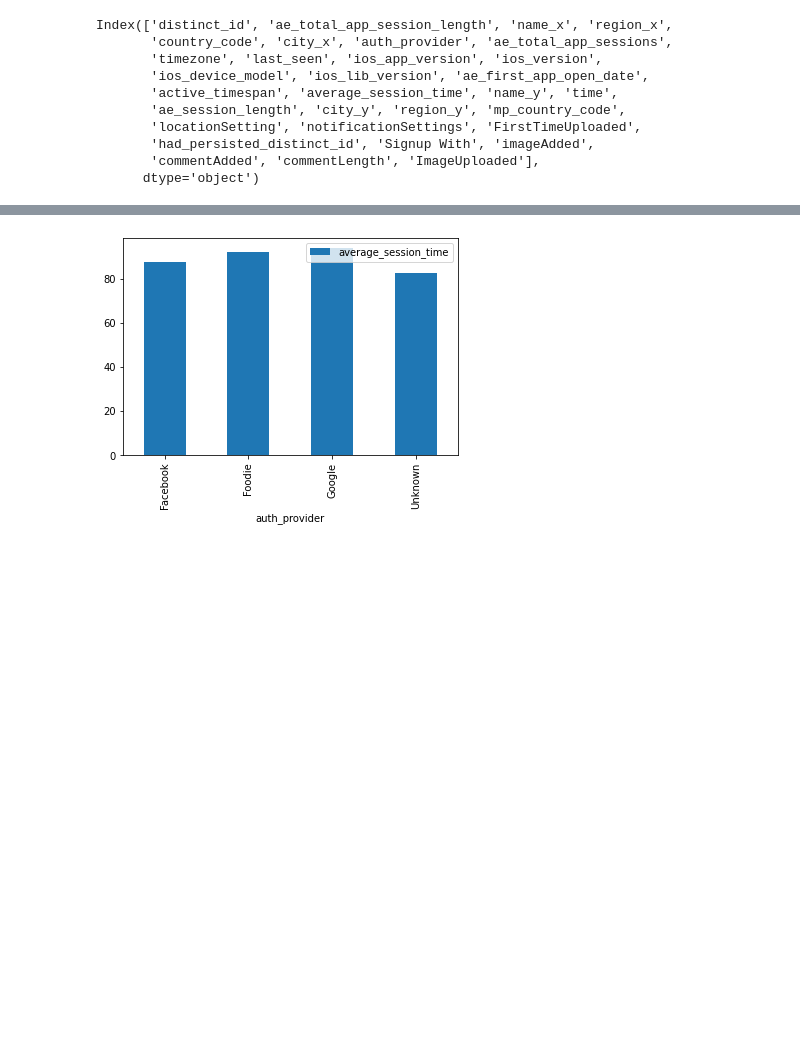
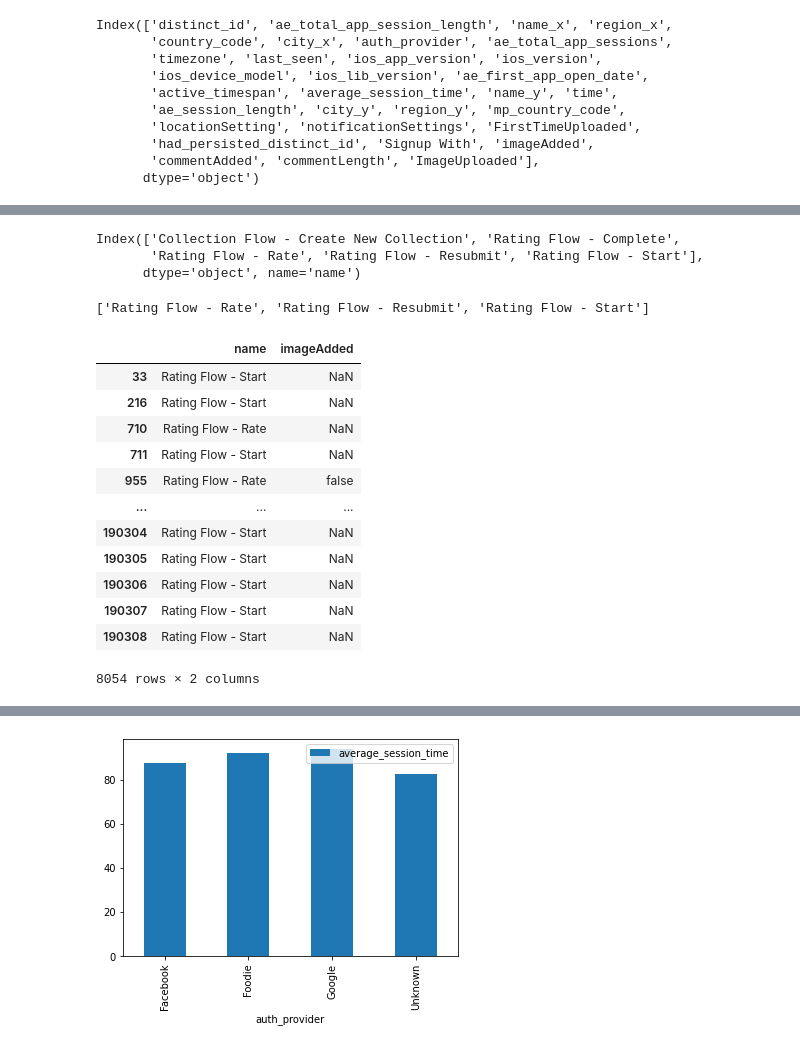
Before and after one commit to prkrishnan1/Simmer_DSS_SP20_Project_1, a Jupyter notebook: EDA_Charles.ipynb, the cells around one changed output, grey strips where cells are left out. Saved outputs shown, nothing was run; the diff lists cells and outputs as text; code cells hidden in the pictures; blank space fills up the shorter version.

```diff
--- a/EDA_Charles.ipynb
+++ b/EDA_Charles.ipynb
@@ -163,0 +183,3 @@ dtype: int64
+# %%
+array1 = past_7_months.loc[past_7_months['imageAdded'].isnull() == True].groupby('name').count().index
+array1
@@ -163,0 +196,33 @@ dtype: int64
+# %%
+array2 = past_7_months.loc[past_7_months['imageAdded'].isnull() == False].groupby('name').count().index
+array2
+# %% [output]
+Index(['Collection Flow - Create New Collection', 'Rating Flow - Complete',
+       'Rating Flow - Rate', 'Rating Flow - Resubmit', 'Rating Flow - Start'],
+      dtype='object', name='name')
+# %%
+track = []
+
+lst = list(array2)
+for i in array1:
+    if i in lst:
+        track.append(i)
+track
+# %% [output]
+['Rating Flow - Rate', 'Rating Flow - Resubmit', 'Rating Flow - Start']
+# %%
+x = past_7_months.loc[past_7_months['name'].isin(track)][['name', 'imageAdded']]
+# %% [output]
+|  | name | imageAdded |
+| 33 | Rating Flow - Start | NaN |
+| 216 | Rating Flow - Start | NaN |
+| 710 | Rating Flow - Rate | NaN |
+| 711 | Rating Flow - Start | NaN |
+| 955 | Rating Flow - Rate | false |
+| ... | ... | ... |
+| 190304 | Rating Flow - Start | NaN |
+| 190305 | Rating Flow - Start | NaN |
+| 190306 | Rating Flow - Start | NaN |
+| 190307 | Rating Flow - Start | NaN |
+| 190308 | Rating Flow - Start | NaN |
+8054 rows × 2 columns
```
Also changed, not shown: parts of 15 cells of this notebook.
